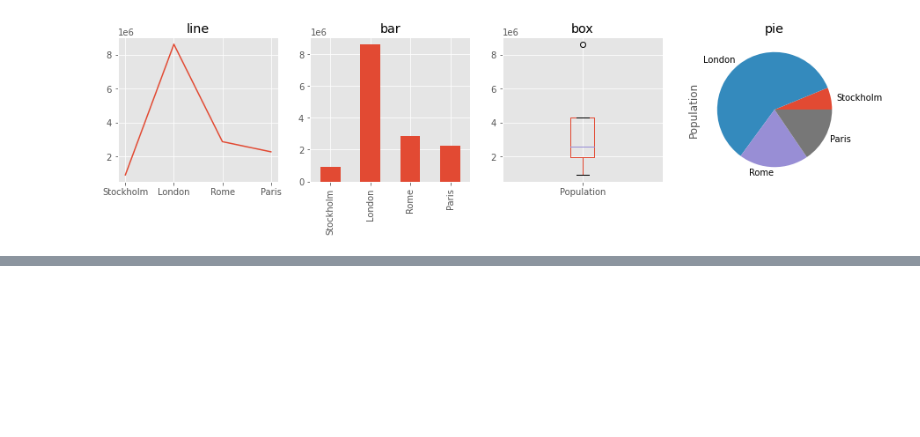
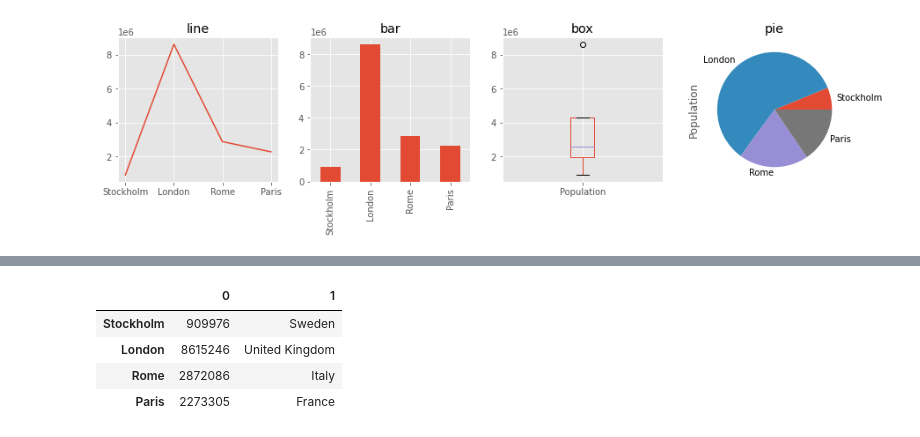
Before and after one commit to ghhernandes/numerical-python-book, a Jupyter notebook: notebooks/Chapter-12.ipynb, the cells around one changed output, grey strips where cells are left out. Saved outputs shown, nothing was run; the diff lists cells and outputs as text; code cells hidden in the pictures; blank space fills up the shorter version.

```diff
--- a/notebooks/Chapter-12.ipynb
+++ b/notebooks/Chapter-12.ipynb
@@ -92,0 +111,9 @@ s.plot(ax=axes[3], kind='pie', title='pie')
+# %%
+df.index = ["Stockholm", "London", "Rome", "Paris"]
+df
+# %% [output]
+|  | 0 | 1 |
+| Stockholm | 909976 | Sweden |
+| London | 8615246 | United Kingdom |
+| Rome | 2872086 | Italy |
+| Paris | 2273305 | France |
```
Also changed, not shown: parts of 12 cells of this notebook.
